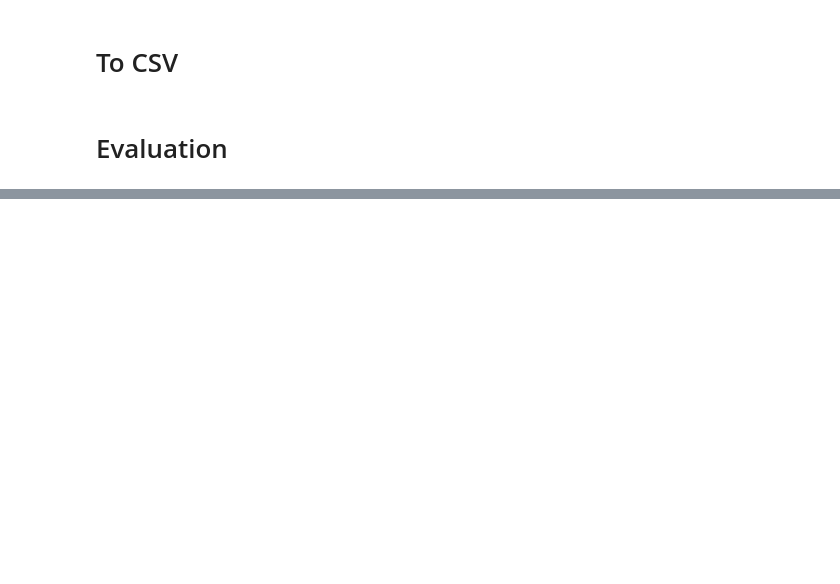
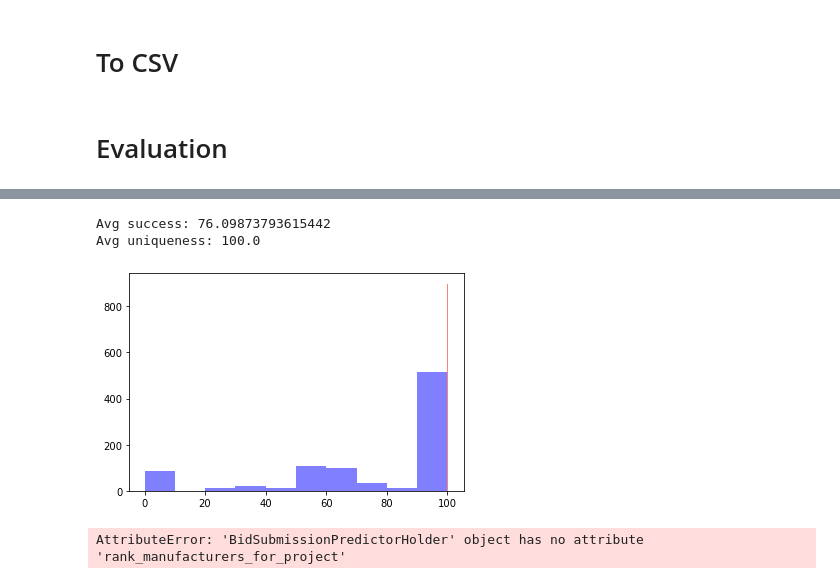
Before and after one commit to ophir-friedler/manufuture, a Jupyter notebook: manu_python/Modelling.ipynb, the cells around one changed output, grey strips where cells are left out. Cells and saved outputs as stored; diff of their text form; code cells hidden in the pictures; blank space fills up the shorter version.

```diff
--- a/manu_python/Modelling.ipynb
+++ b/manu_python/Modelling.ipynb
@@ -156,0 +162,3 @@ dict_keys(['wp_actionscheduler_actions', 'wp_actionscheduler_claims', 'wp_action
+# %%
+loadedModel = pred_manufacturer_project_bid_submission.BidSubmissionPredictor()
+loadedModel.load_model('/Users/ofriedler/Dropbox/Work/Consultation/Manufuture/dev/manufuture/manu_python/static_data/model__deep_v0__T__experiment_1_training_data.h5')
@@ -179,4 +243,22 @@ Avg success: 75.85374907201188
 Avg uniqueness: 100.0
 [figure]
+# %%
+evaluation_df = evaluators.evaluate_manufacturers_bid_for_project_ranking(predictor=loadedModel,
+                                                                          all_tables_df=all_tables_df,
+                                                                          prediction_colname=prediction_colname,
+                                                                          outcome_colname=outcome_colname,
+                                                                          num_top_manufacturers=num_top_manufacturers)
+# %% [output]
+Avg success: 76.09873793615442
+Avg uniqueness: 100.0
+[figure, added]
+# %%
+evaluation_df = evaluators.evaluate_manufacturers_bid_for_project_ranking(predictor=predictorHolder,
+                                                                          all_tables_df=all_tables_df,
+                                                                          prediction_colname=prediction_colname,
+                                                                          outcome_colname=outcome_colname,
+                                                                          num_top_manufacturers=num_top_manufacturers)
+# %% [output]
+AttributeError: 'BidSubmissionPredictorHolder' object has no attribute 'rank_manufacturers_for_project'
 # %%
 evaluation_df[evaluation_df['success_pct'] == 0]
```
Also changed, not shown: parts of 22 cells of this notebook, 14 other files.
